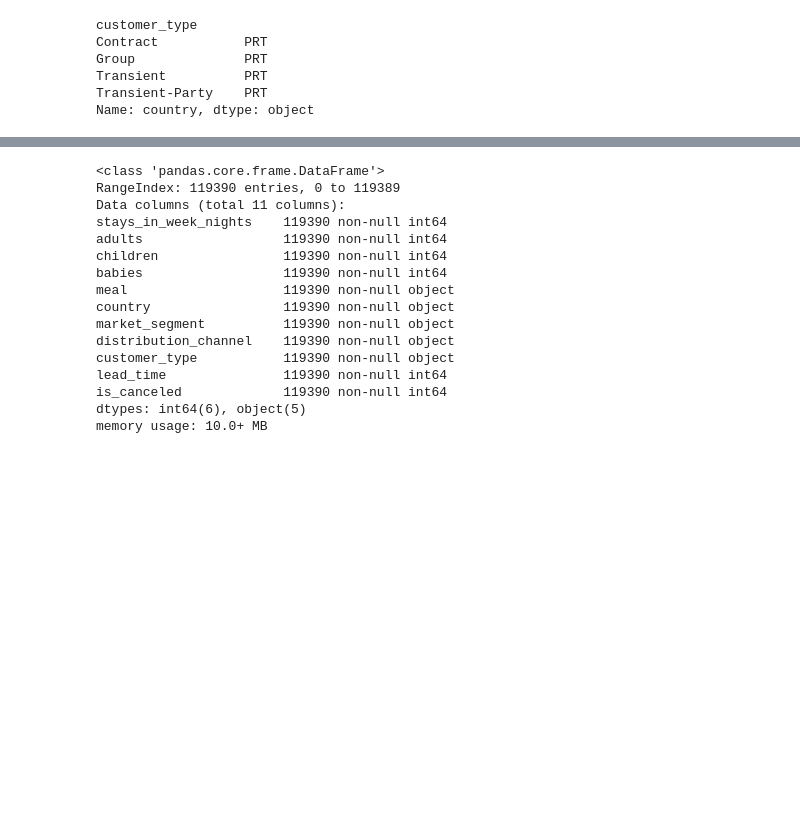
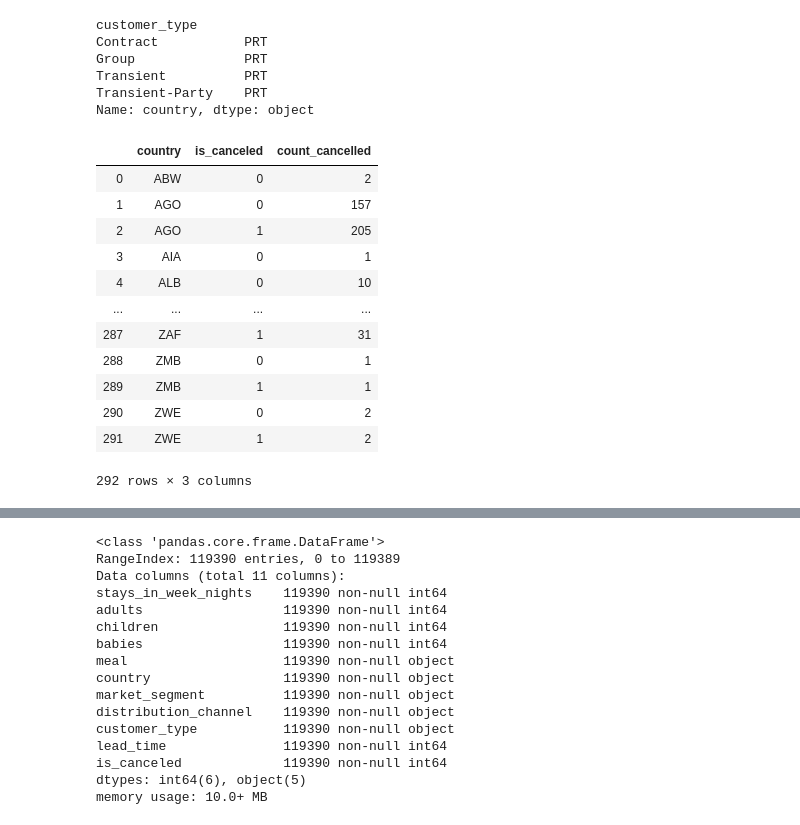
Before and after one commit to tkong1998/hotel-booking-demand, a Jupyter notebook: Vaishu_Code.ipynb, the cells around one changed output, grey strips where cells are left out. Cells and saved outputs as stored; diff of their text form; code cells hidden in the pictures; blank space fills up the shorter version.

```diff
--- a/Vaishu_Code.ipynb
+++ b/Vaishu_Code.ipynb
@@ -141,0 +148,16 @@ hotel['children'] = hotel['children'].astype(int)
+# %%
+hotelcountrycount
+# %% [output]
+|  | country | is_canceled | count_cancelled |
+| 0 | ABW | 0 | 2 |
+| 1 | AGO | 0 | 157 |
+| 2 | AGO | 1 | 205 |
+| 3 | AIA | 0 | 1 |
+| 4 | ALB | 0 | 10 |
+| ... | ... | ... | ... |
+| 287 | ZAF | 1 | 31 |
+| 288 | ZMB | 0 | 1 |
+| 289 | ZMB | 1 | 1 |
+| 290 | ZWE | 0 | 2 |
+| 291 | ZWE | 1 | 2 |
+292 rows × 3 columns
```
Also changed, not shown: parts of 16 cells of this notebook.
